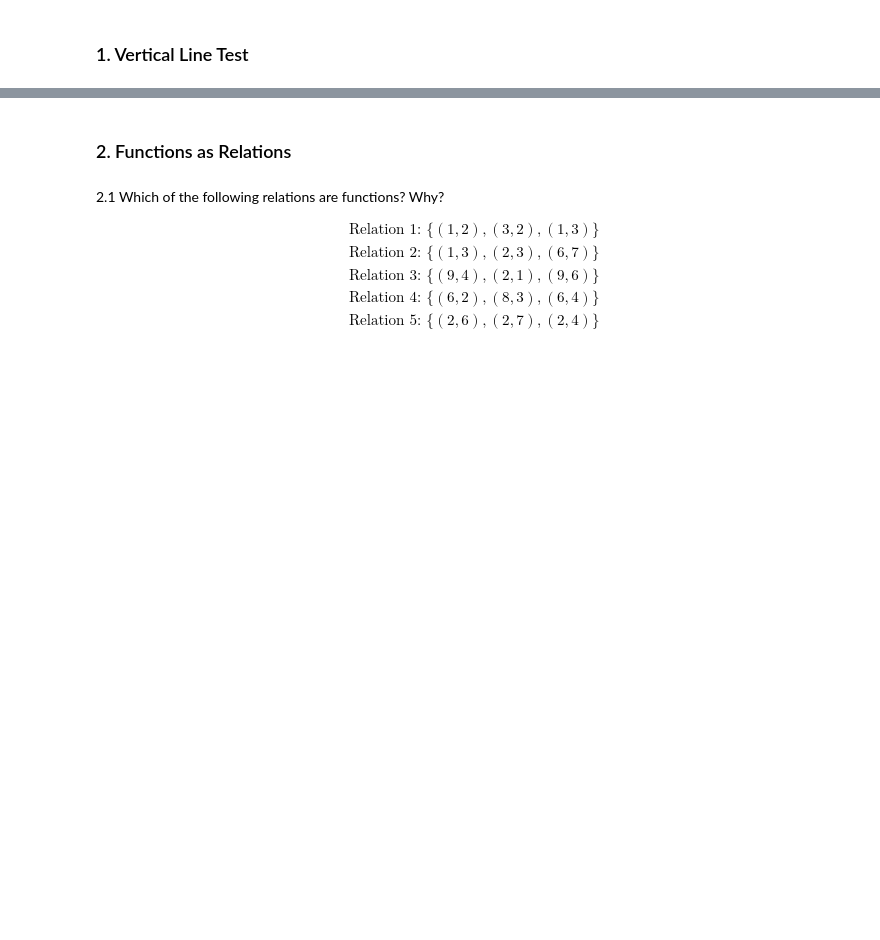
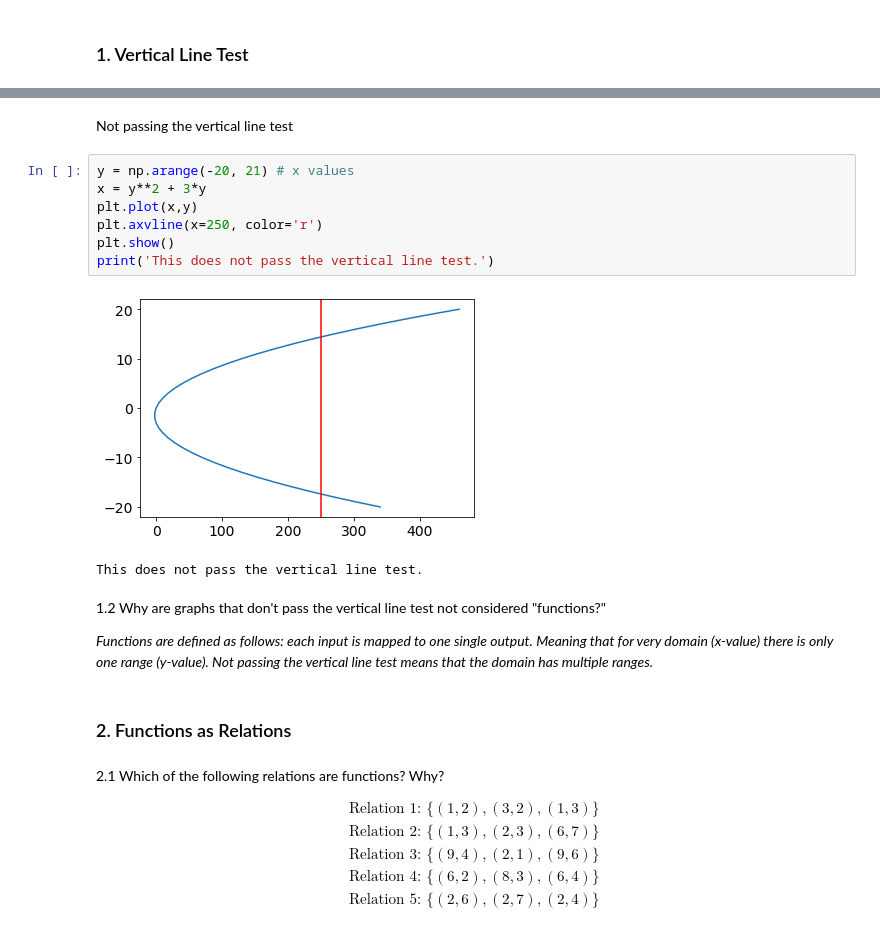
Before and after one commit to RMDircio/DS-Unit-1-Sprint-3-Linear-Algebra, a Jupyter notebook: Regina Dircio - PTDS5 - High Dimensional Data Assignment.ipynb, the cells around one changed output, grey strips where cells are left out. Cells and saved outputs as stored; diff of their text form; blank space fills up the shorter version.

```diff
--- a/Regina Dircio - PTDS5 - High Dimensional Data Assignment.ipynb
+++ b/Regina Dircio - PTDS5 - High Dimensional Data Assignment.ipynb
@@ -9,3 +29,19 @@
+# %% [markdown]
+Not passing the vertical line test
+# %%
+y = np.arange(-20, 21) # x values
+x = y**2 + 3*y
+plt.plot(x,y)
+plt.axvline(x=250, color='r')
+plt.show()
+print('This does not pass the vertical line test.')
+# %% [output]
+[figure, added]
+This does not pass the vertical line test.
+# %% [markdown]
+1.2 Why are graphs that don't pass the vertical line test not considered "functions?"
+
+*Functions are defined as follows: each input is mapped to one single output. Meaning that for very domain (x-value) there is only one range (y-value). Not passing the vertical line test means that the domain has multiple ranges.*
 # %% [markdown]
 ### 2. Functions as Relations
 # %% [markdown]
```
Also changed, not shown: parts of 52 cells of this notebook.
